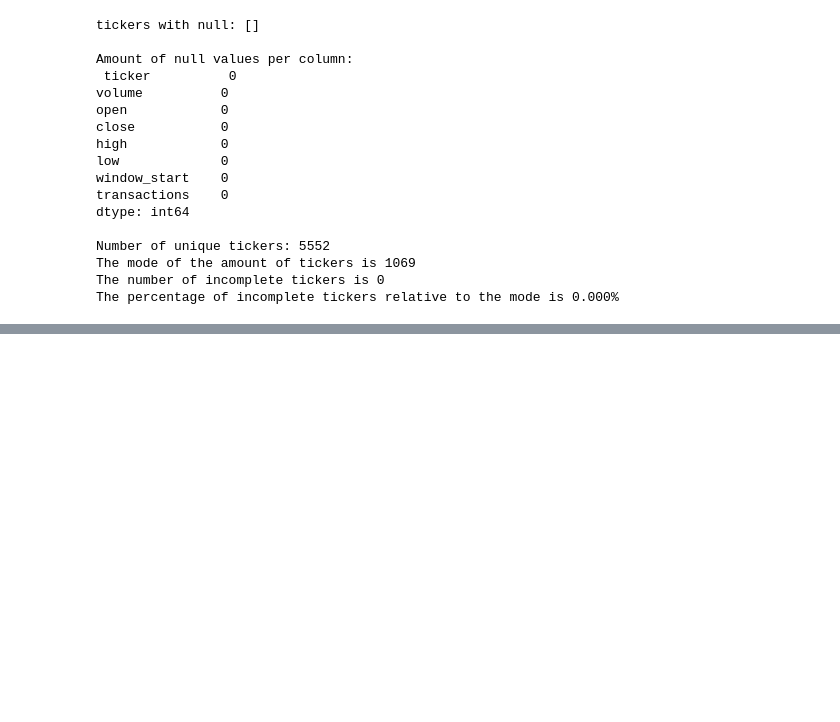
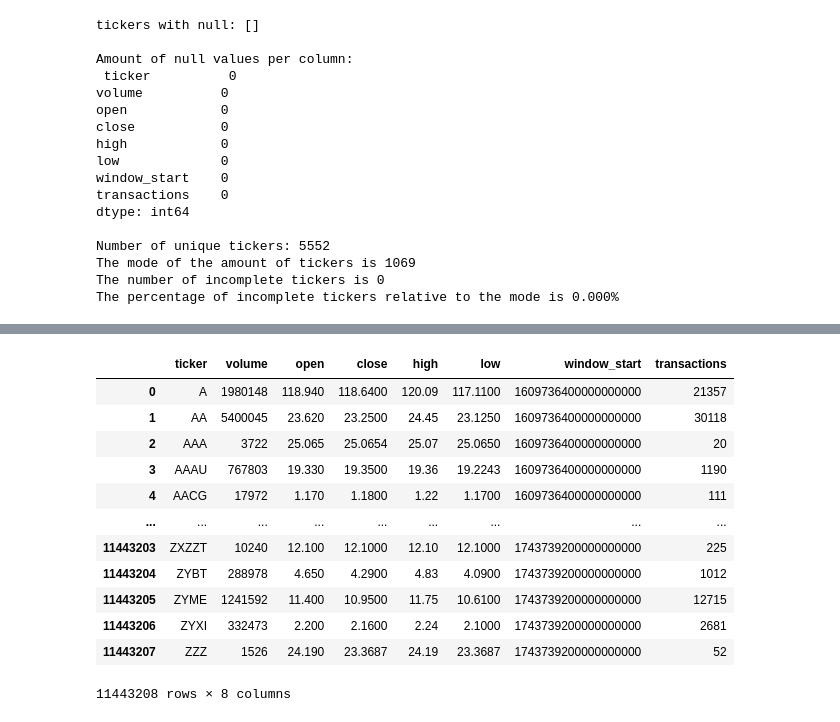
Before and after one commit to cadenlund/AlphactoryDB, a Jupyter notebook: notebooks/Daily_data_exploration.ipynb, the cells around one changed output, grey strips where cells are left out. Cells and saved outputs as stored; diff of their text form; code cells hidden in the pictures; blank space fills up the shorter version.

```diff
--- a/notebooks/Daily_data_exploration.ipynb
+++ b/notebooks/Daily_data_exploration.ipynb
@@ -177 +190,17 @@ plt.show()
+# %%
+data
+# %% [output]
+|  | ticker | volume | open | close | high | low | window_start | transactions |
+| 0 | A | 1980148 | 118.940 | 118.6400 | 120.09 | 117.1100 | 1609736400000000000 | 21357 |
+| 1 | AA | 5400045 | 23.620 | 23.2500 | 24.45 | 23.1250 | 1609736400000000000 | 30118 |
+| 2 | AAA | 3722 | 25.065 | 25.0654 | 25.07 | 25.0650 | 1609736400000000000 | 20 |
+| 3 | AAAU | 767803 | 19.330 | 19.3500 | 19.36 | 19.2243 | 1609736400000000000 | 1190 |
+| 4 | AACG | 17972 | 1.170 | 1.1800 | 1.22 | 1.1700 | 1609736400000000000 | 111 |
+| ... | ... | ... | ... | ... | ... | ... | ... | ... |
+| 11443203 | ZXZZT | 10240 | 12.100 | 12.1000 | 12.10 | 12.1000 | 1743739200000000000 | 225 |
+| 11443204 | ZYBT | 288978 | 4.650 | 4.2900 | 4.83 | 4.0900 | 1743739200000000000 | 1012 |
+| 11443205 | ZYME | 1241592 | 11.400 | 10.9500 | 11.75 | 10.6100 | 1743739200000000000 | 12715 |
+| 11443206 | ZYXI | 332473 | 2.200 | 2.1600 | 2.24 | 2.1000 | 1743739200000000000 | 2681 |
+| 11443207 | ZZZ | 1526 | 24.190 | 23.3687 | 24.19 | 23.3687 | 1743739200000000000 | 52 |
+11443208 rows × 8 columns
 # %%
```
Also changed, not shown: parts of 12 cells of this notebook, 2 other files.
